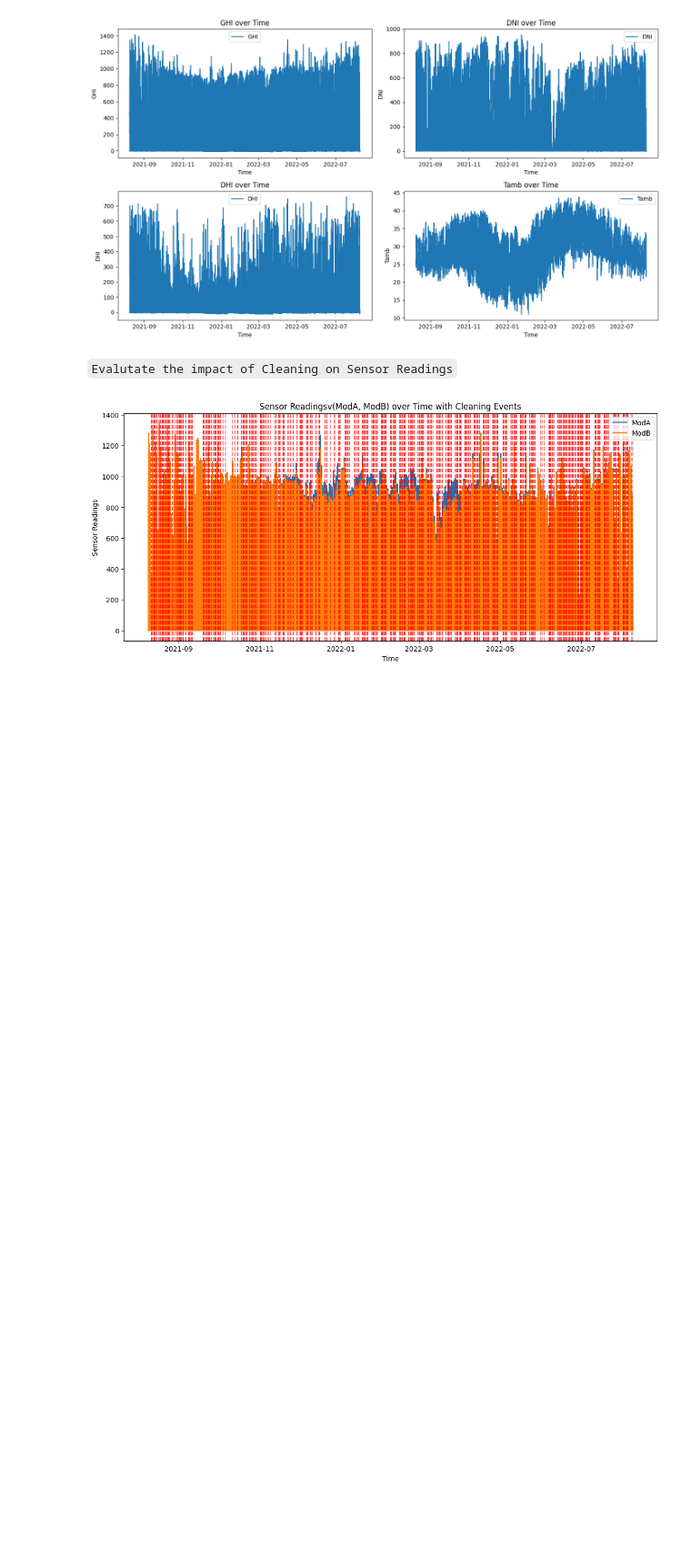
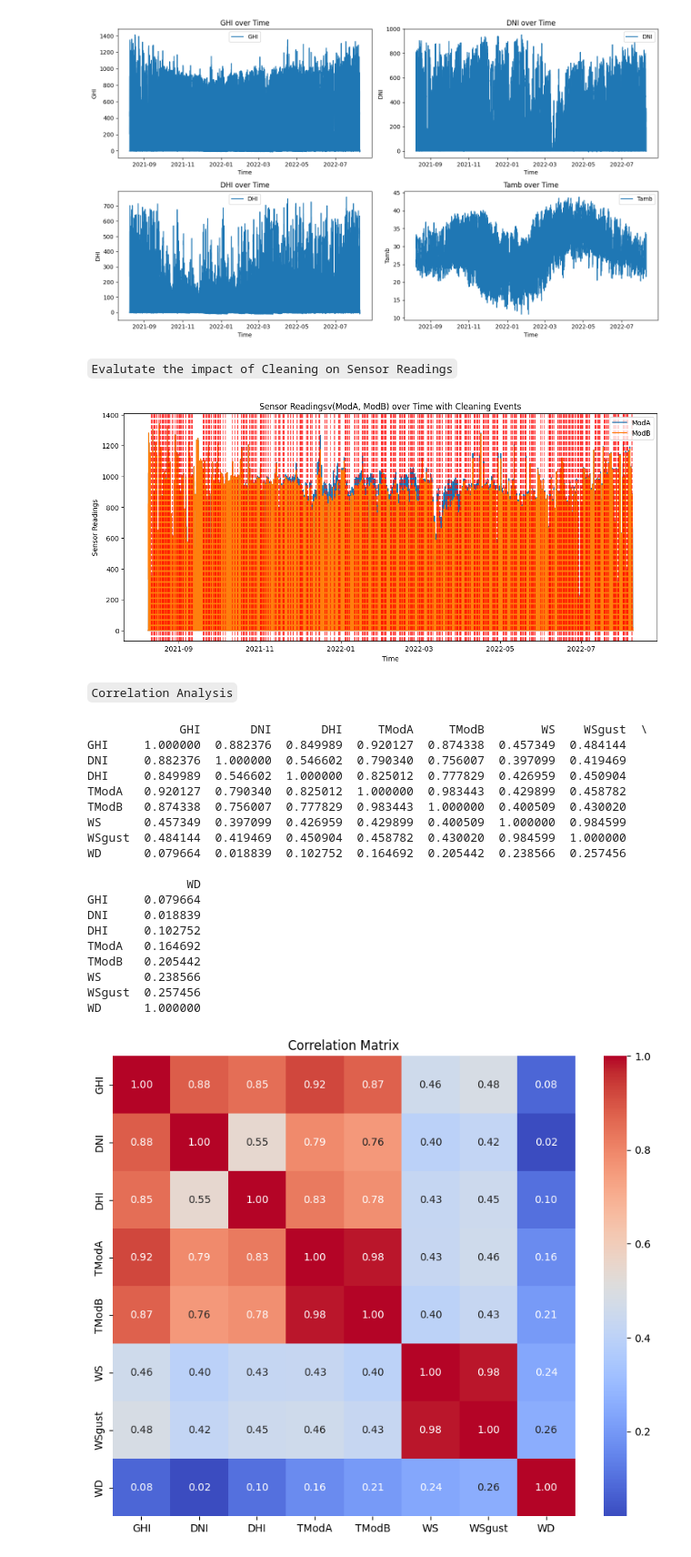
Before and after one commit to teddyhabtamu/Kifiya-AIM, a Jupyter notebook: notebooks/EDA_for_benin_malanville.ipynb.ipynb, the cells around one changed output. Shown at 91% size. Drawn from its saved outputs; the diff is of its cells as text; code cells hidden in the pictures; blank space fills up the shorter version.

Commit message:
perform Correlation Analysis by using correlation matrices and scatter matrices

```diff
--- a/notebooks/EDA_for_benin_malanville.ipynb.ipynb
+++ b/notebooks/EDA_for_benin_malanville.ipynb.ipynb
@@ -139,3 +140,40 @@ plt.legend()
 plt.show()
 # %% [output]
 [figure]
+# %% [markdown]
+`Correlation Analysis`
+# %%
+
+columns_of_interest = ['GHI', 'DNI', 'DHI', 'TModA', 'TModB', 'WS', 'WSgust', 'WD']
+correlation_matrix = data[columns_of_interest].corr()
+
+print(correlation_matrix)
+
+plt.figure(figsize=(10, 8))
+sns.heatmap(correlation_matrix, annot=True, cmap='coolwarm', fmt=".2f")
+plt.title('Correlation Matrix')
+plt.show()
+
+# sns.pairplot(data[columns_of_interest])
+# plt.show()
+# %% [output]
+             GHI       DNI       DHI     TModA     TModB        WS    WSgust  \
+GHI     1.000000  0.882376  0.849989  0.920127  0.874338  0.457349  0.484144
+DNI     0.882376  1.000000  0.546602  0.790340  0.756007  0.397099  0.419469
+DHI     0.849989  0.546602  1.000000  0.825012  0.777829  0.426959  0.450904
+TModA   0.920127  0.790340  0.825012  1.000000  0.983443  0.429899  0.458782
+TModB   0.874338  0.756007  0.777829  0.983443  1.000000  0.400509  0.430020
+WS      0.457349  0.397099  0.426959  0.429899  0.400509  1.000000  0.984599
+WSgust  0.484144  0.419469  0.450904  0.458782  0.430020  0.984599  1.000000
+WD      0.079664  0.018839  0.102752  0.164692  0.205442  0.238566  0.257456
+
+              WD
+GHI     0.079664
+DNI     0.018839
+DHI     0.102752
+TModA   0.164692
+TModB   0.205442
+WS      0.238566
+WSgust  0.257456
+WD      1.000000
+[figure, added]
```
Also changed, not shown: parts of 4 cells of this notebook.
